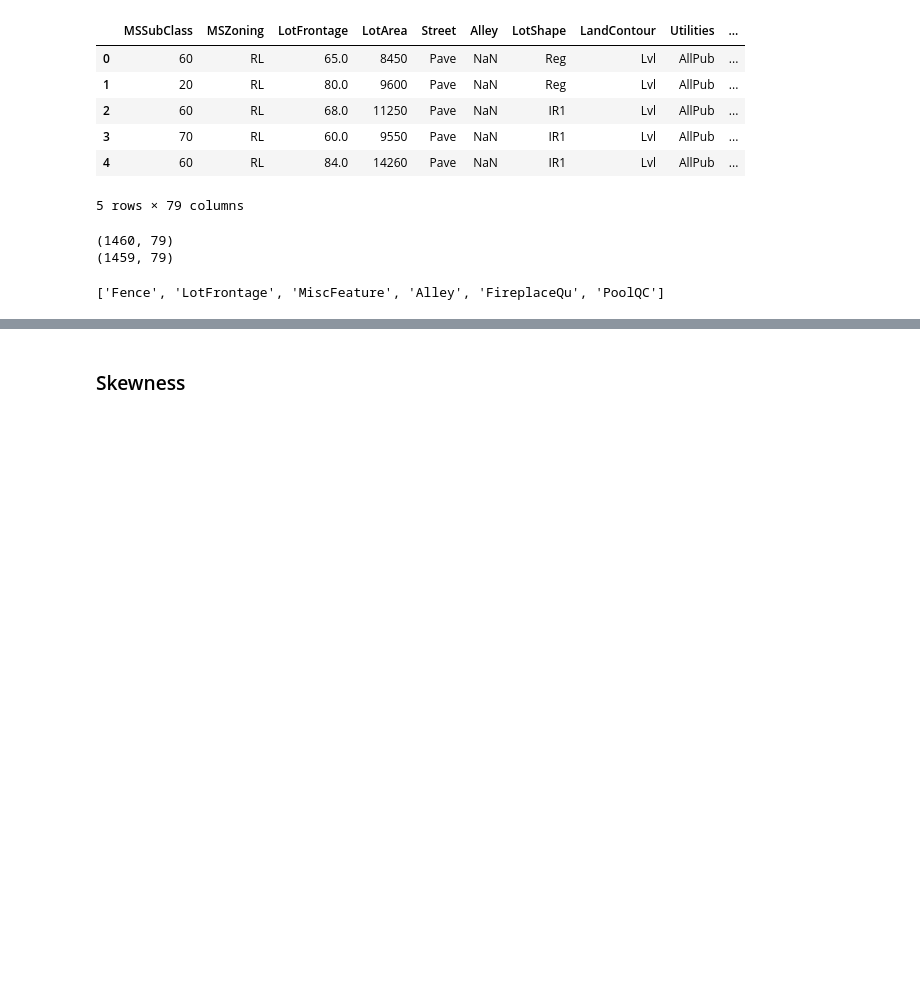
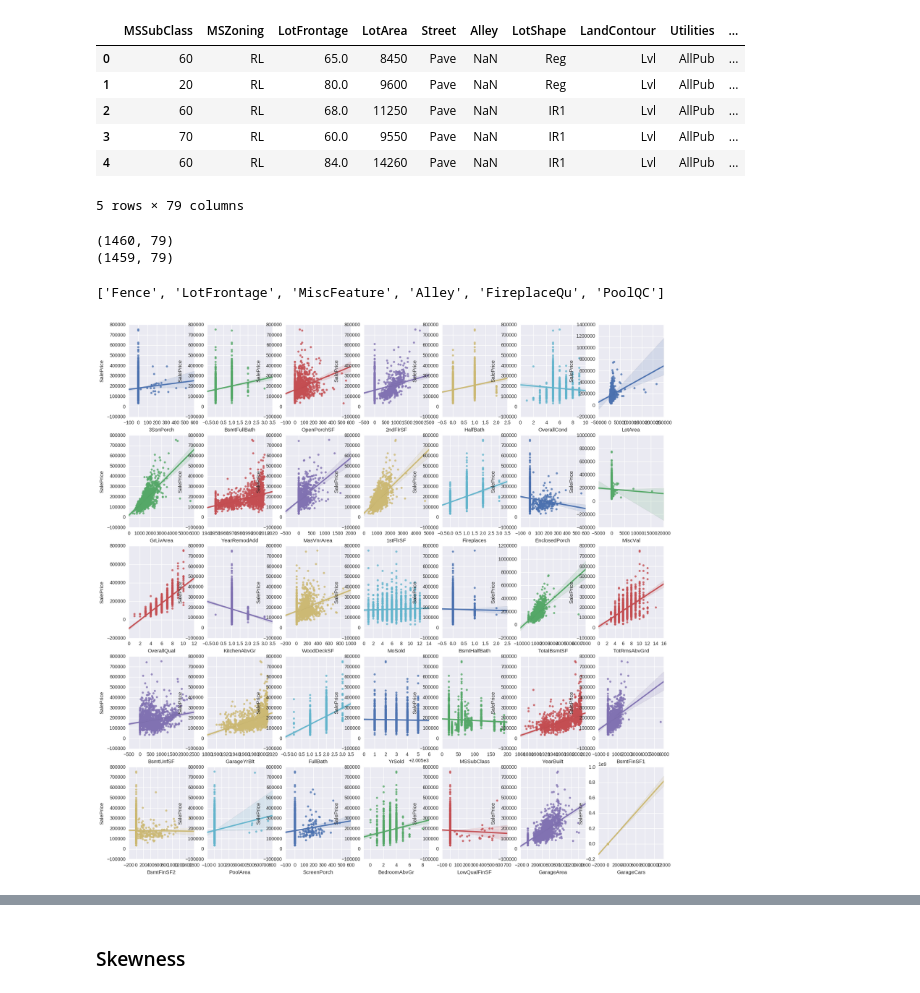
Before and after one commit to samshipengs/House-prices-regression, a Jupyter notebook: housing_price_regression-svm.ipynb, the cells around one changed output, grey strips where cells are left out. Saved outputs shown, nothing was run; the diff lists cells and outputs as text; code cells hidden in the pictures; blank space fills up the shorter version.

```diff
--- a/housing_price_regression-svm.ipynb
+++ b/housing_price_regression-svm.ipynb
@@ -98,3 +101,14 @@ test_df = combined_df[combined_df['temp']=='test'].drop(['temp'], axis=1)
 # get the nan back
 train_df[train_nulls] = np.nan
 test_df[test_nulls] = np.nan
+# %%
+rcParams['figure.figsize'] = 20, 20
+# take a look of each variable vs y
+f, axes = plt.subplots(5,7)
+n_iter = 0
+for i in range(5):
+    for j in range(7):
+        sns.regplot(x=train_df[num_columns[n_iter]], y=train_y,ax=axes[i][j])
+        n_iter += 1
+# %% [output]
+[figure, added]
```
Also changed, not shown: parts of 19 cells of this notebook, 6 other files.
